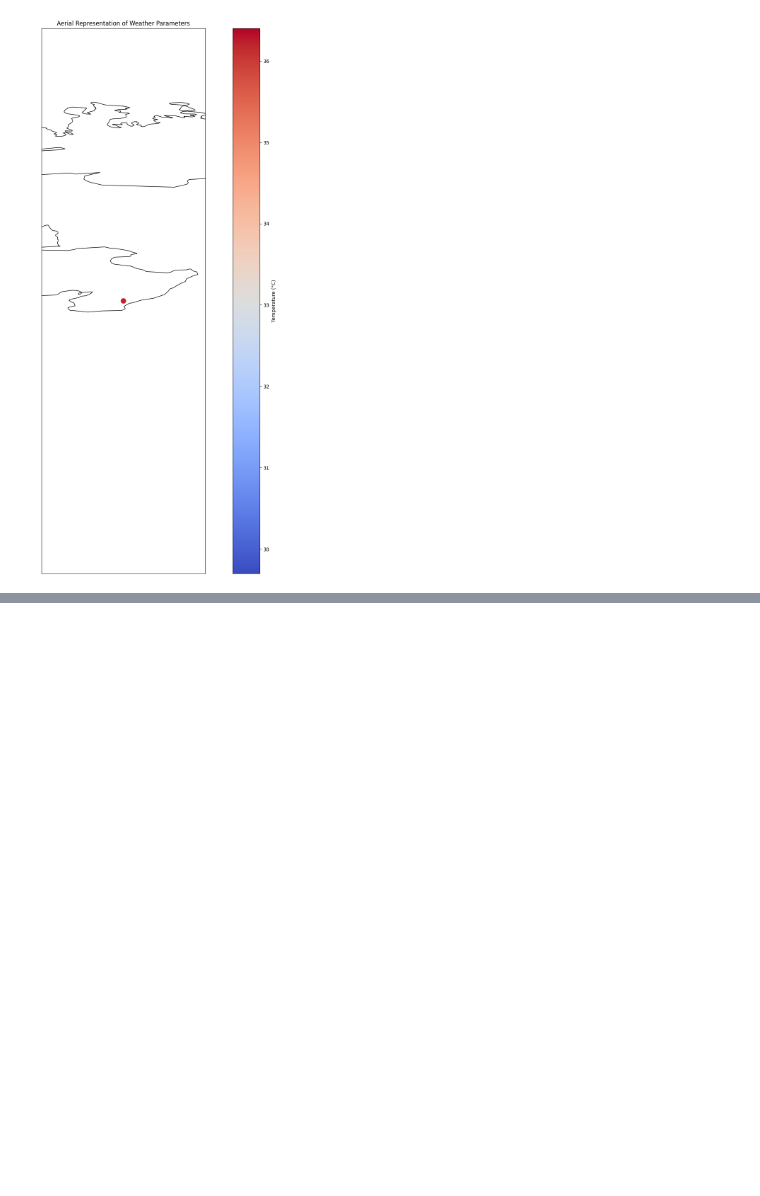
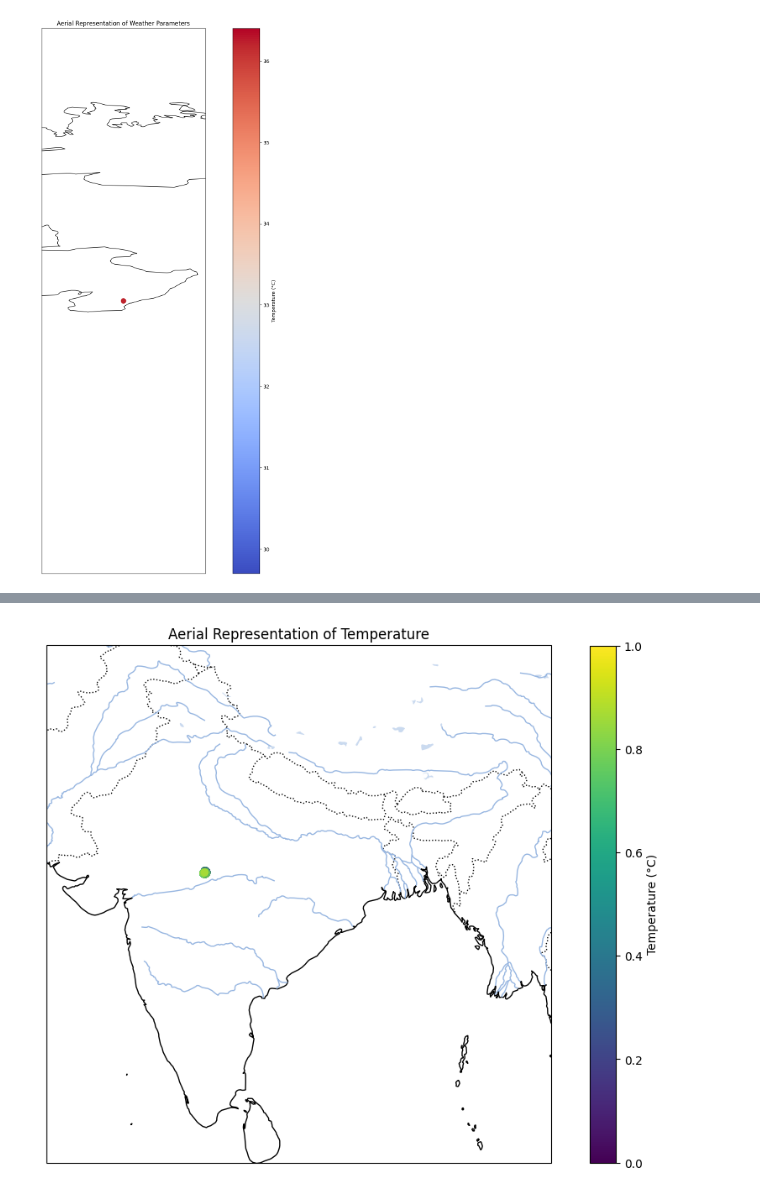
Before and after one commit to Rishit605/MetP, a Jupyter notebook: ETL.ipynb, the cells around one changed output, grey strips where cells are left out. Cells and saved outputs as stored; diff of their text form; code cells hidden in the pictures; blank space fills up the shorter version.

```diff
--- a/ETL.ipynb
+++ b/ETL.ipynb
@@ -636,3 +660,39 @@ fig.update_layout(width=716, height=350)
 
 # Display the plot
 fig.show()
+# %%
+import pandas as pd
+import matplotlib.pyplot as plt
+import cartopy.crs as ccrs
+import cartopy.feature as cfeature
+
+# Load the weather data CSV file
+weather_data = pd.read_csv('data/concurrent_coord_bpl.csv')
+# Prepare the data
+lat = weather_data['Latitude']
+lon = weather_data['Longitude']
+temperature = weather_data['Temperature (°C)']
+
+# Create a Cartopy map of India
+fig = plt.figure(figsize=(12, 8))
+ax = fig.add_subplot(1, 1, 1, projection=ccrs.PlateCarree())
+ax.set_extent([68, 98, 6, 36])  # Set the extent to focus on India
+
+# Plot the weather data on the map
+ax.scatter(lon, lat, c=temperature, cmap='viridis', transform=ccrs.PlateCarree())
+
+# Add geographical features
+ax.add_feature(cfeature.COASTLINE)
+ax.add_feature(cfeature.BORDERS, linestyle=':')
+ax.add_feature(cfeature.LAKES, alpha=0.5)
+ax.add_feature(cfeature.RIVERS)
+
+# Customize the map
+ax.set_title('Aerial Representation of Temperature')
+ax.set_xlabel('Longitude')
+ax.set_ylabel('Latitude')
+cbar = plt.colorbar(ax.scatter([], [], c=[], cmap='viridis'), label='Temperature (°C)')
+
+plt.show()
+# %% [output]
+[figure, added]
```
Also changed, not shown: parts of 21 cells of this notebook, 4 other files.
